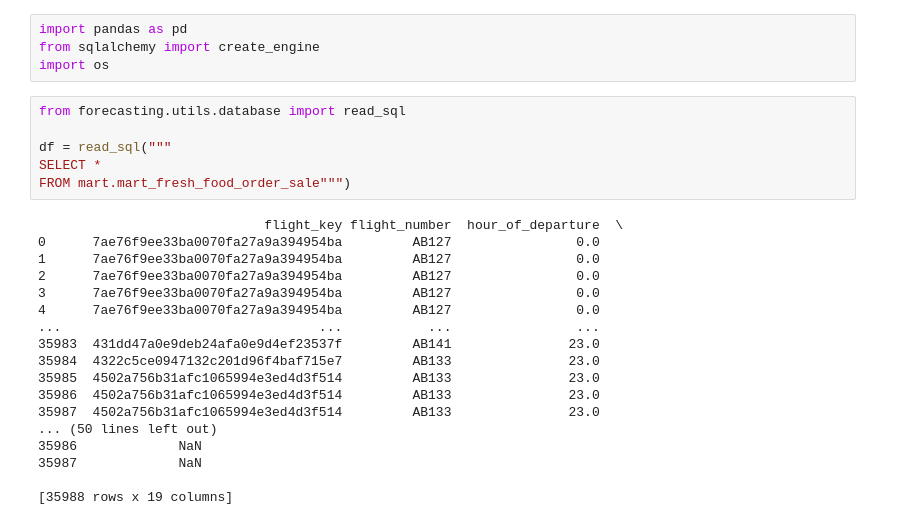
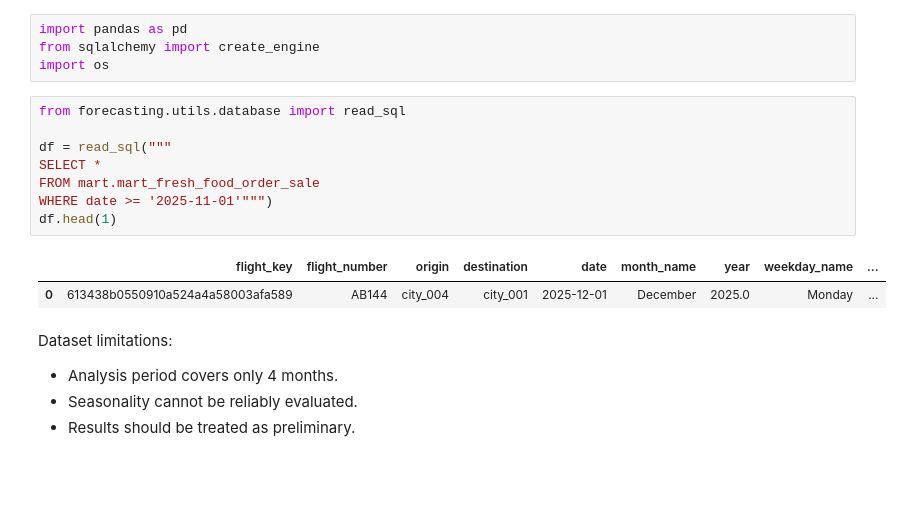
Before and after one commit to vkniazeva/ai-analytics-agent, a Jupyter notebook: forecasting/analysis/01_data_exploration.ipynb, the cells around one changed output. Saved outputs shown, nothing was run; the diff lists cells and outputs as text; blank space fills up the shorter version.

```diff
--- a/forecasting/analysis/01_data_exploration.ipynb
+++ b/forecasting/analysis/01_data_exploration.ipynb
@@ -5,24 +5,16 @@ import os
 # %%
 from forecasting.utils.database import read_sql
 
 df = read_sql("""
 SELECT *
-FROM mart.mart_fresh_food_order_sale""")
+FROM mart.mart_fresh_food_order_sale
+WHERE date >= '2025-11-01'""")
+df.head(1)
 # %% [output]
-                             flight_key flight_number  hour_of_departure  \
-0      7ae76f9ee33ba0070fa27a9a394954ba         AB127                0.0
-1      7ae76f9ee33ba0070fa27a9a394954ba         AB127                0.0
-2      7ae76f9ee33ba0070fa27a9a394954ba         AB127                0.0
-3      7ae76f9ee33ba0070fa27a9a394954ba         AB127                0.0
-4      7ae76f9ee33ba0070fa27a9a394954ba         AB127                0.0
-...                                 ...           ...                ...
-35983  431dd47a0e9deb24afa0e9d4ef23537f         AB141               23.0
-35984  4322c5ce0947132c201d96f4baf715e7         AB133               23.0
-35985  4502a756b31afc1065994e3ed4d3f514         AB133               23.0
-35986  4502a756b31afc1065994e3ed4d3f514         AB133               23.0
-35987  4502a756b31afc1065994e3ed4d3f514         AB133               23.0
-... (50 lines left out)
-35986             NaN
-35987             NaN
-
-[35988 rows x 19 columns]
+|  | flight_key | flight_number | origin | destination | date | month_name | year | weekday_name | ... |
+| 0 | 613438b0550910a524a4a58003afa589 | AB144 | city_004 | city_001 | 2025-12-01 | December | 2025.0 | Monday | ... |
+# %% [markdown]
+Dataset limitations:
+- Analysis period covers only 4 months.
+- Seasonality cannot be reliably evaluated.
+- Results should be treated as preliminary.
```
Also changed, not shown: parts of 19 cells of this notebook, 2 other files.
